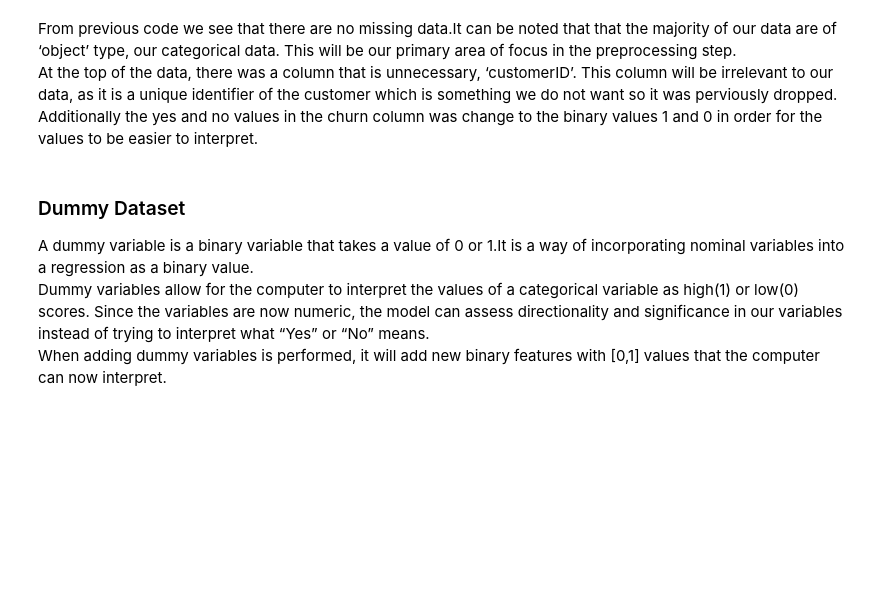
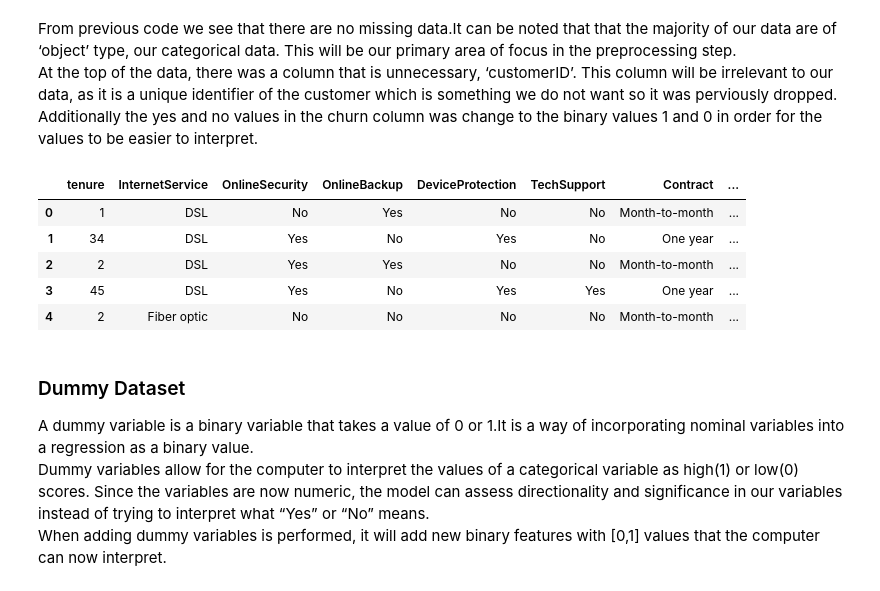
Before and after one commit to rickashb/BigDataAnalytics, a Jupyter notebook: bigdproject.ipynb, the cells around one changed output. Cells and saved outputs as stored; diff of their text form; code cells hidden in the pictures; blank space fills up the shorter version.

```diff
--- a/bigdproject.ipynb
+++ b/bigdproject.ipynb
@@ -434,3 +478,12 @@ Additionally  the yes and no values in the churn column was change to the binary
+# %%
+df_test.head()
+# %% [output]
+|  | tenure | InternetService | OnlineSecurity | OnlineBackup | DeviceProtection | TechSupport | Contract | ... |
+| 0 | 1 | DSL | No | Yes | No | No | Month-to-month | ... |
+| 1 | 34 | DSL | Yes | No | Yes | No | One year | ... |
+| 2 | 2 | DSL | Yes | Yes | No | No | Month-to-month | ... |
+| 3 | 45 | DSL | Yes | No | Yes | Yes | One year | ... |
+| 4 | 2 | Fiber optic | No | No | No | No | Month-to-month | ... |
 # %% [markdown]
 ### Dummy Dataset
 A dummy variable is a binary variable that takes a value of 0 or 1.It is a way of incorporating nominal variables into a regression as a binary value.<br>
```
Also changed, not shown: parts of 17 cells of this notebook.
